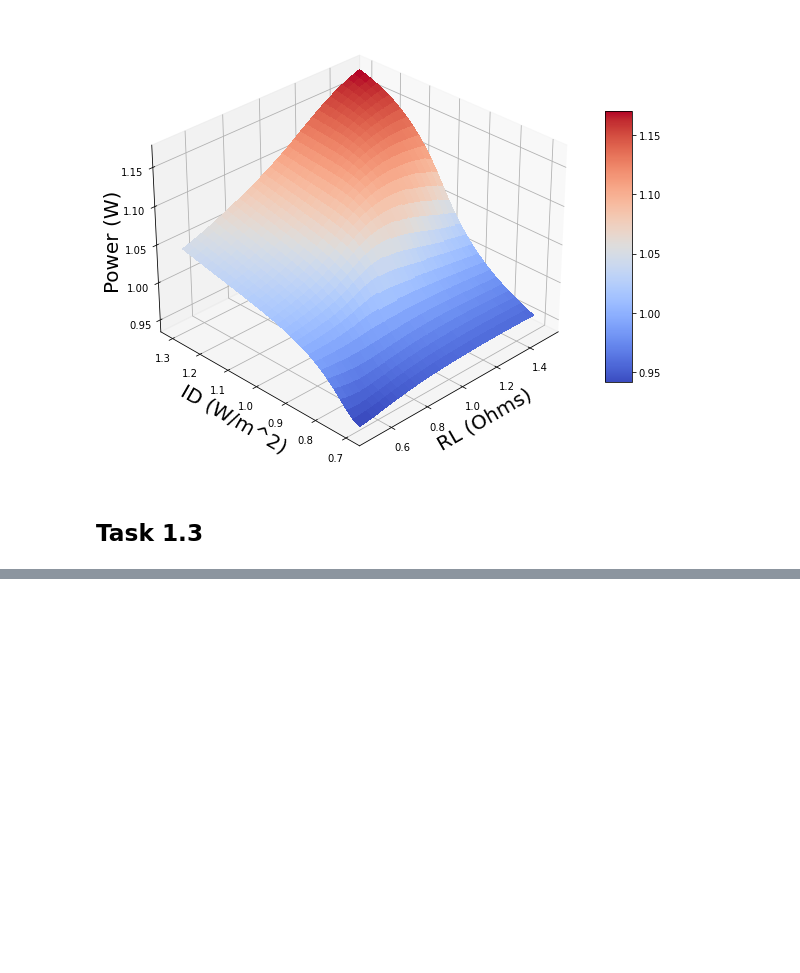
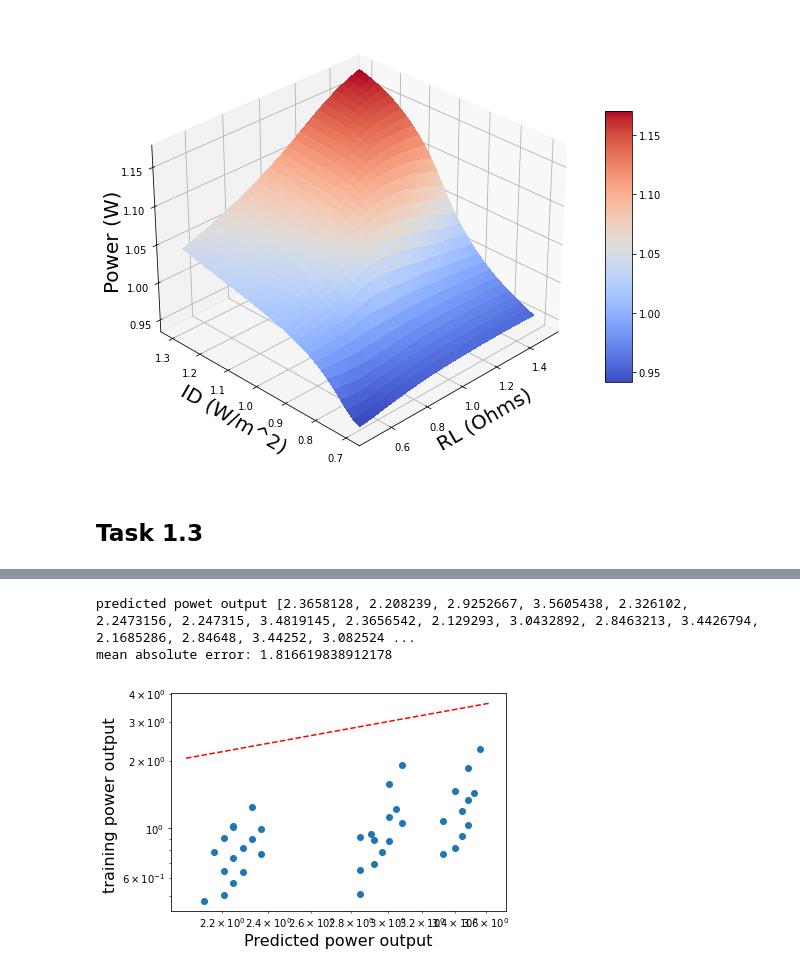
Before and after one commit to joshuaaduarte/Boiler-Modeling-Neural-Network, a Jupyter notebook: TaskOne.ipynb, the cells around one changed output, grey strips where cells are left out. Saved outputs shown, nothing was run; the diff lists cells and outputs as text; code cells hidden in the pictures; blank space fills up the shorter version.

```diff
--- a/TaskOne.ipynb
+++ b/TaskOne.ipynb
@@ -1127,0 +1366,20 @@ plt.show()
+# %%
+# define neural network model
+
+#As seen below, we have created four dense layers.
+#A dense layer is a layer in neural network that’s fully connected.
+#In other words, all the neurons in one layer are connected to all other neurons in the next layer.
+#In the first layer, we need to provide the input shape, which is 1 in our case.
+#The activation function we have chosen is elu, which stands for exponential linear unit. .
+
+from keras import backend as K
+#initialize weights with values between -0.2 and 0.5
+initializer = keras.initializers.RandomUniform(minval= -0.2, maxval=0.5)
+
+model13= keras.Sequential([
+    keras.layers.Dense(4, activation=K.relu, input_shape=[4],  kernel_initializer=initializer),
+    keras.layers.Dense(12, activation=K.elu,  kernel_initializer=initializer),
+    keras.layers.Dense(24, activation=K.elu,  kernel_initializer=initializer),
+    keras.layers.Dense(12, activation=K.elu, kernel_initializer=initializer),
+    keras.layers.Dense(1,  kernel_initializer=initializer)
+  ])
@@ -1127,0 +1446,38 @@ plt.show()
+# %%
+%matplotlib notebook
+%matplotlib inline
+
+from mpl_toolkits.mplot3d import Axes3D
+import matplotlib.pyplot as plt
+import numpy as np
+import pandas as pd
+# predict output using the trained model for the training data
+YP=[]
+YD=[]
+for i in range(len(train_xarray)):
+    test = [[train_xarray[i][0], train_xarray[i][1], train_xarray[i][2], train_xarray[i][3]]]
+    testarray = np.array(test)
+    a3 = model13.predict(testarray)
+    YP.append(a3[0][0])
+    YD.append(yarray[i][0])
+print('predicted powet output', YP)
+#mean absolute error calculation
+from sklearn.metrics import mean_absolute_error as mae
+error=mae(YD,YP)
+print('mean absolute error:', error)
+#comparision of predicted vs training data set
+import matplotlib.pyplot as plt
+import numpy as np
+
+plt.scatter(YP,YD)
+x = y = plt.xlim()
+
+plt.xlabel('Predicted power output', fontsize='16')
+plt.ylabel('training power output ', fontsize='16')
+plt.loglog()
+plt.plot(x,x, color='red', linestyle='--')
+plt.show()
+# %% [output]
+predicted powet output [2.3658128, 2.208239, 2.9252667, 3.5605438, 2.326102, 2.2473156, 2.247315, 3.4819145, 2.3656542, 2.129293, 3.0432892, 2.8463213, 3.4426794, 2.1685286, 2.84648, 3.44252, 3.082524 ...
+mean absolute error: 1.816619838912178
+[figure, added]
```
Also changed, not shown: parts of 10 cells of this notebook, 5 other files.
